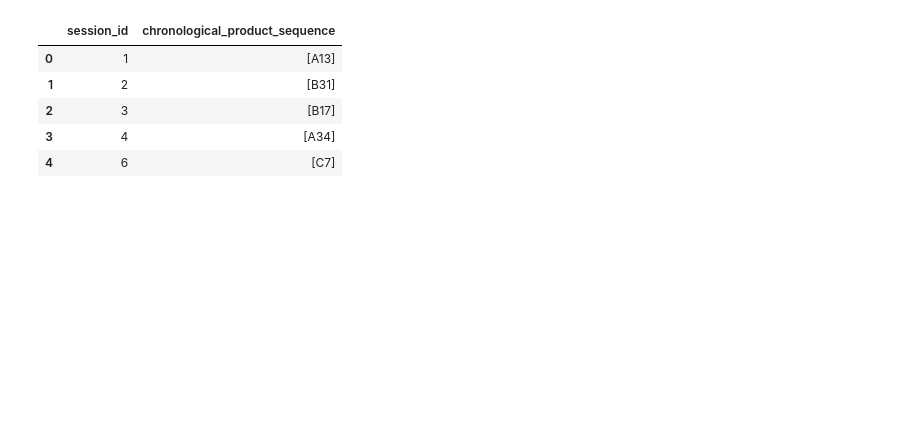
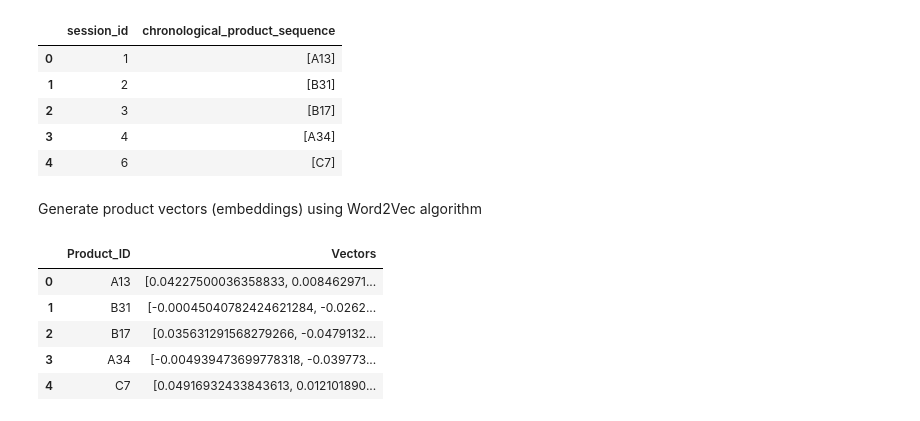
Before and after one commit to FMurunga/DataScience-Projects, a Jupyter notebook: Ecommerce_product_recommender_system.ipynb, the cells around one changed output. Cells and saved outputs as stored; diff of their text form; code cells hidden in the pictures; blank space fills up the shorter version.

```diff
--- a/Ecommerce_product_recommender_system.ipynb
+++ b/Ecommerce_product_recommender_system.ipynb
@@ -126,3 +133,5 @@ session_based_product_sequences.head(5)
 | 2 | 3 | [B17] |
 | 3 | 4 | [A34] |
 | 4 | 6 | [C7] |
+# %% [markdown]
+Generate product vectors (embeddings) using Word2Vec algorithm
@@ -128,0 +159,10 @@ session_based_product_sequences.head(5)
+# %%
+product_ids_vectors = create_product_embeddings()
+product_ids_vectors.head(5)
+# %% [output]
+|  | Product_ID | Vectors |
+| 0 | A13 | [0.04227500036358833, 0.008462971... |
+| 1 | B31 | [-0.00045040782424621284, -0.0262... |
+| 2 | B17 | [0.035631291568279266, -0.0479132... |
+| 3 | A34 | [-0.004939473699778318, -0.039773... |
+| 4 | C7 | [0.04916932433843613, 0.012101890... |
```
Also changed, not shown: parts of 12 cells of this notebook.
